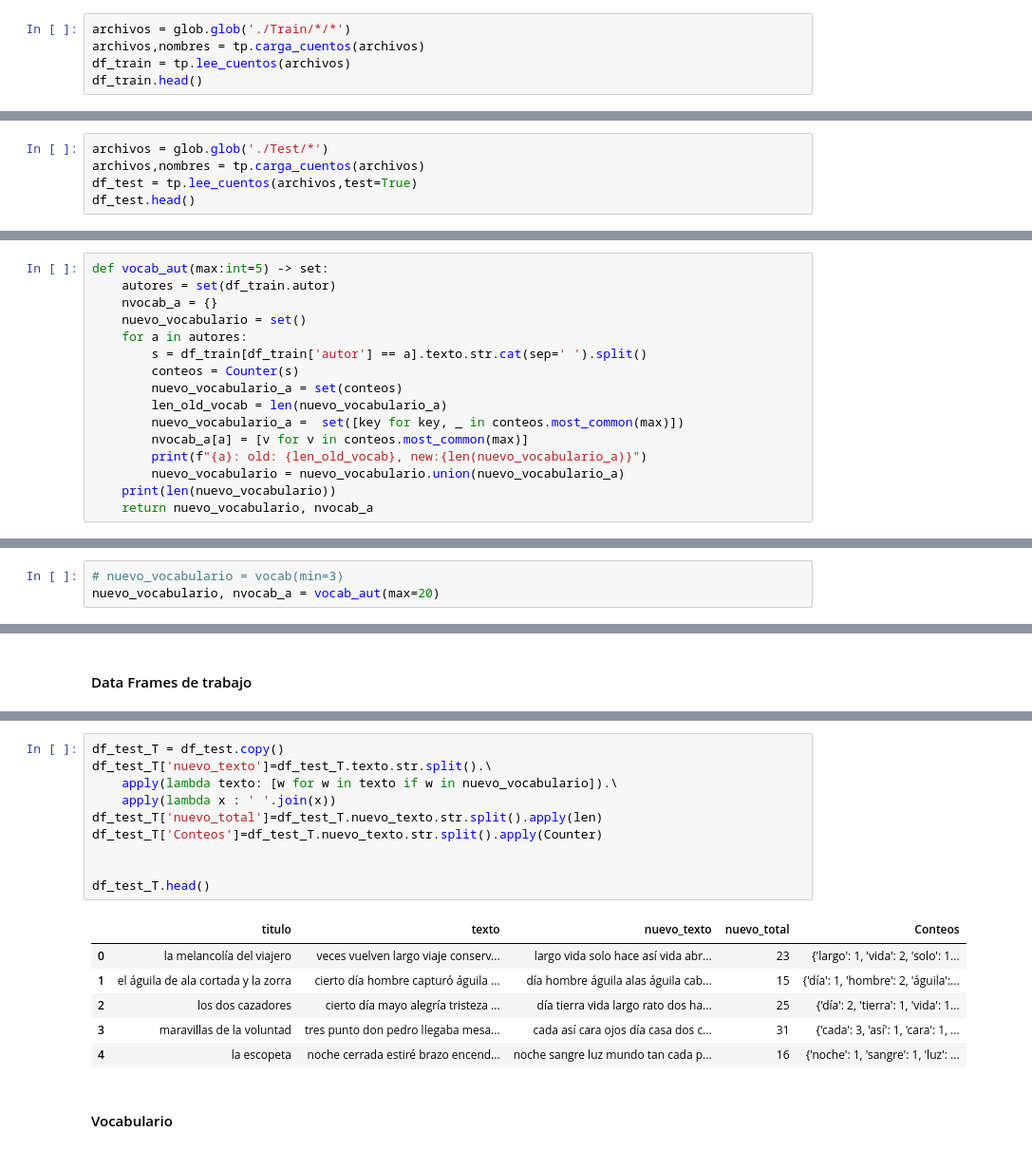
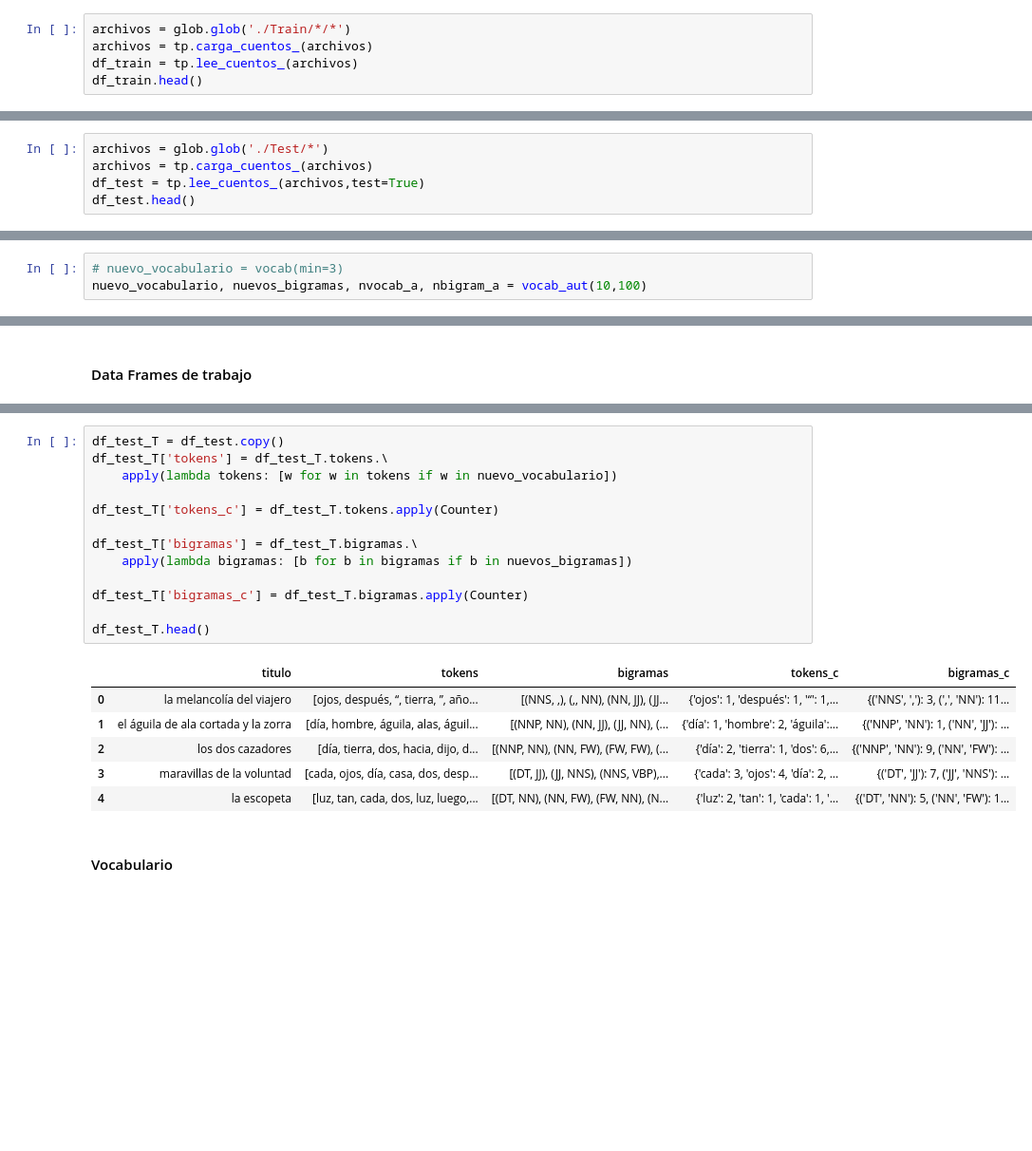
Before and after one commit to robertorys/Tesis, a Jupyter notebook: Test_mib_v2_3_3.ipynb, the cells around one changed output, grey strips where cells are left out. Shown at 95% size. Drawn from its saved outputs; the diff is of its cells as text; blank space fills up the shorter version.

```diff
--- a/Test_mib_v2_3_3.ipynb
+++ b/Test_mib_v2_3_3.ipynb
@@ -781,7 +789,7 @@ $P(A)P(T|A)\displaystyle \prod_{i=0}^{n} P(W_i|AT)$
 #### Obtención de datos para el entrenamiento
 # %%
 archivos = glob.glob('./Train/*/*')
-archivos,nombres = tp.carga_cuentos(archivos)
-df_train = tp.lee_cuentos(archivos)
+archivos = tp.carga_cuentos_(archivos)
+df_train = tp.lee_cuentos_(archivos)
 df_train.head()
 # %% [output]
@@ -797,7 +803,7 @@ tamaño del contenido de archivos cargados:             1 KB
 #### Obtención de datos para el test
 # %%
 archivos = glob.glob('./Test/*')
-archivos,nombres = tp.carga_cuentos(archivos)
-df_test = tp.lee_cuentos(archivos,test=True)
+archivos = tp.carga_cuentos_(archivos)
+df_test = tp.lee_cuentos_(archivos,test=True)
 df_test.head()
 # %% [output]
@@ -826,16 +817,0 @@ def vocab(max:int = None, min = 5) -> set:
-# %%
-def vocab_aut(max:int=5) -> set:
-    autores = set(df_train.autor)
-    nvocab_a = {}
-    nuevo_vocabulario = set()
-    for a in autores:
-        s = df_train[df_train['autor'] == a].texto.str.cat(sep=' ').split()
-        conteos = Counter(s)
-        nuevo_vocabulario_a = set(conteos)
-        len_old_vocab = len(nuevo_vocabulario_a)
-        nuevo_vocabulario_a =  set([key for key, _ in conteos.most_common(max)])
-        nvocab_a[a] = [v for v in conteos.most_common(max)]
-        print(f"{a}: old: {len_old_vocab}, new:{len(nuevo_vocabulario_a)}")
-        nuevo_vocabulario = nuevo_vocabulario.union(nuevo_vocabulario_a)
-    print(len(nuevo_vocabulario))
-    return nuevo_vocabulario, nvocab_a
@@ -842,4 +865,4 @@ def vocab_aut(max:int=5) -> set:
 # %%
 # nuevo_vocabulario = vocab(min=3)
-nuevo_vocabulario, nvocab_a = vocab_aut(max=20)
+nuevo_vocabulario, nuevos_bigramas, nvocab_a, nbigram_a = vocab_aut(10,100)
 # %% [output]
@@ -875,20 +928,23 @@ df_train_T.head()
 # %%
 df_test_T = df_test.copy()
-df_test_T['nuevo_texto']=df_test_T.texto.str.split().\
-    apply(lambda texto: [w for w in texto if w in nuevo_vocabulario]).\
-    apply(lambda x : ' '.join(x))
-df_test_T['nuevo_total']=df_test_T.nuevo_texto.str.split().apply(len)
-df_test_T['Conteos']=df_test_T.nuevo_texto.str.split().apply(Counter)
+df_test_T['tokens'] = df_test_T.tokens.\
+    apply(lambda tokens: [w for w in tokens if w in nuevo_vocabulario])
 
+df_test_T['tokens_c'] = df_test_T.tokens.apply(Counter)
+
+df_test_T['bigramas'] = df_test_T.bigramas.\
+    apply(lambda bigramas: [b for b in bigramas if b in nuevos_bigramas])
+
+df_test_T['bigramas_c'] = df_test_T.bigramas.apply(Counter)
 
 df_test_T.head()
 # %% [output]
-|  | titulo | texto | nuevo_texto | nuevo_total | Conteos |
-| 0 | la melancolía del viajero | veces vuelven largo viaje conserv... | largo vida solo hace así vida abr... | 23 | {'largo': 1, 'vida': 2, 'solo': 1... |
-| 1 | el águila de ala cortada y la zorra | cierto día hombre capturó águila ... | día hombre águila alas águila cab... | 15 | {'día': 1, 'hombre': 2, 'águila':... |
-| 2 | los dos cazadores | cierto día mayo alegría tristeza ... | día tierra vida largo rato dos ha... | 25 | {'día': 2, 'tierra': 1, 'vida': 1... |
-| 3 | maravillas de la voluntad | tres punto don pedro llegaba mesa... | cada así cara ojos día casa dos c... | 31 | {'cada': 3, 'así': 1, 'cara': 1, ... |
-| 4 | la escopeta | noche cerrada estiré brazo encend... | noche sangre luz mundo tan cada p... | 16 | {'noche': 1, 'sangre': 1, 'luz': ... |
+|  | titulo | tokens | bigramas | tokens_c | bigramas_c |
+| 0 | la melancolía del viajero | [ojos, después, “, tierra, ”, año... | [(NNS, ,), (,, NN), (NN, JJ), (JJ... | {'ojos': 1, 'después': 1, '“': 1,... | {('NNS', ','): 3, (',', 'NN'): 11... |
+| 1 | el águila de ala cortada y la zorra | [día, hombre, águila, alas, águil... | [(NNP, NN), (NN, JJ), (JJ, NN), (... | {'día': 1, 'hombre': 2, 'águila':... | {('NNP', 'NN'): 1, ('NN', 'JJ'): ... |
+| 2 | los dos cazadores | [día, tierra, dos, hacia, dijo, d... | [(NNP, NN), (NN, FW), (FW, FW), (... | {'día': 2, 'tierra': 1, 'dos': 6,... | {('NNP', 'NN'): 9, ('NN', 'FW'): ... |
+| 3 | maravillas de la voluntad | [cada, ojos, día, casa, dos, desp... | [(DT, JJ), (JJ, NNS), (NNS, VBP),... | {'cada': 3, 'ojos': 4, 'día': 2, ... | {('DT', 'JJ'): 7, ('JJ', 'NNS'): ... |
+| 4 | la escopeta | [luz, tan, cada, dos, luz, luego,... | [(DT, NN), (NN, FW), (FW, NN), (N... | {'luz': 2, 'tan': 1, 'cada': 1, '... | {('DT', 'NN'): 5, ('NN', 'FW'): 1... |
 # %% [markdown]
 #### Vocabulario
 # %%
```
Also changed, not shown: parts of 27 cells of this notebook, 2 other files.
